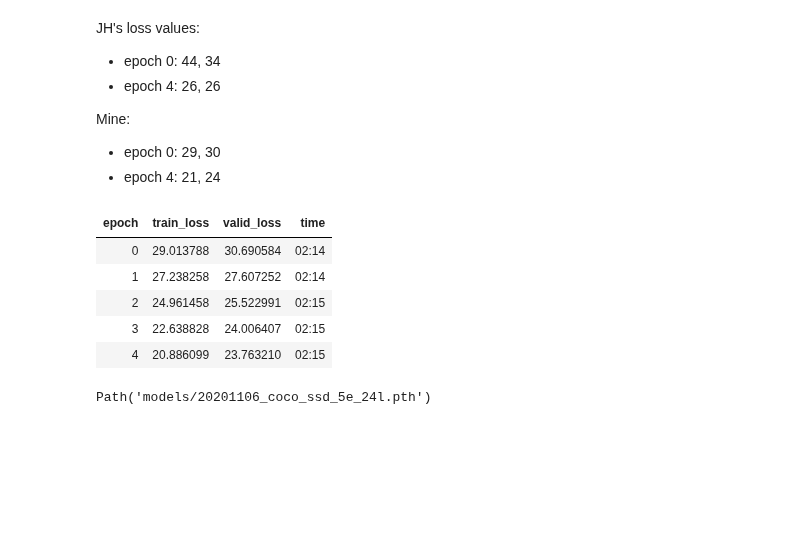
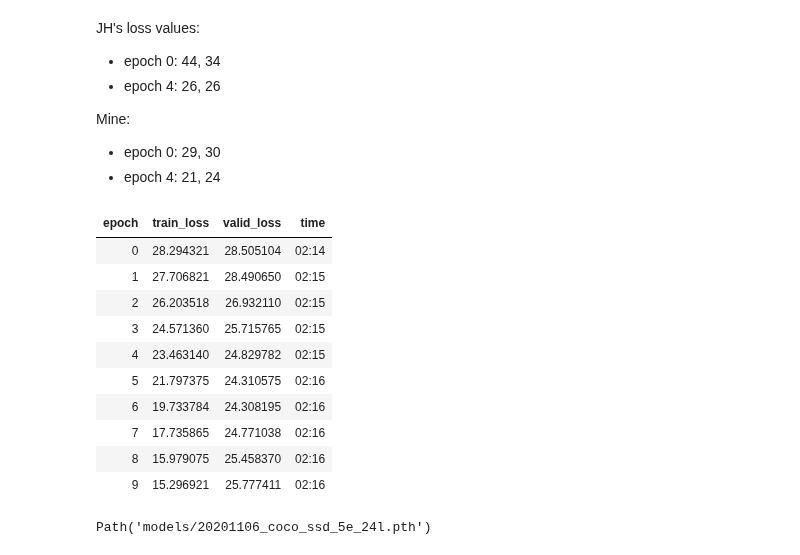
Before and after one commit to mccallion/rory, a Jupyter notebook: _20201027_bboxes_C2018_L9.ipynb, the cells around one changed output. Cells and saved outputs as stored; diff of their text form; code cells hidden in the pictures; blank space fills up the shorter version.

```diff
--- a/_20201027_bboxes_C2018_L9.ipynb
+++ b/_20201027_bboxes_C2018_L9.ipynb
@@ -255,14 +255,19 @@ Mine:
 - epoch 0: 29, 30
 - epoch 4: 21, 24
 # %%
-learner.fit_one_cycle(5,lr=3e-4)
+learner.fit_one_cycle(10,lr=3e-4)
 # %% [output]
 | epoch | train_loss | valid_loss | time |
-| 0 | 29.013788 | 30.690584 | 02:14 |
-| 1 | 27.238258 | 27.607252 | 02:14 |
-| 2 | 24.961458 | 25.522991 | 02:15 |
-| 3 | 22.638828 | 24.006407 | 02:15 |
-| 4 | 20.886099 | 23.763210 | 02:15 |
+| 0 | 28.294321 | 28.505104 | 02:14 |
+| 1 | 27.706821 | 28.490650 | 02:15 |
+| 2 | 26.203518 | 26.932110 | 02:15 |
+| 3 | 24.571360 | 25.715765 | 02:15 |
+| 4 | 23.463140 | 24.829782 | 02:15 |
+| 5 | 21.797375 | 24.310575 | 02:16 |
+| 6 | 19.733784 | 24.308195 | 02:16 |
+| 7 | 17.735865 | 24.771038 | 02:16 |
+| 8 | 15.979075 | 25.458370 | 02:16 |
+| 9 | 15.296921 | 25.777411 | 02:16 |
 # %%
 learner.save('20201106_coco_ssd_5e_24l')
 # %% [output]
```
Also changed, not shown: parts of 1 cell of this notebook, 1 other file.
